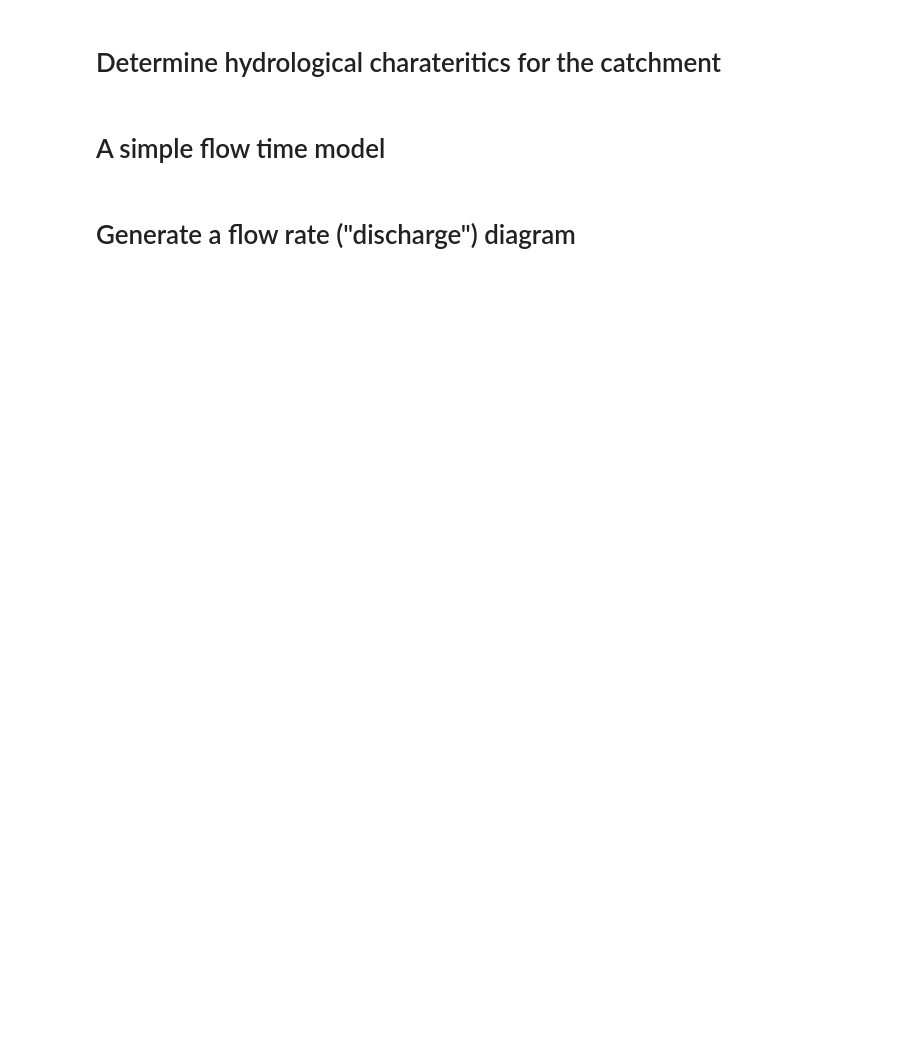
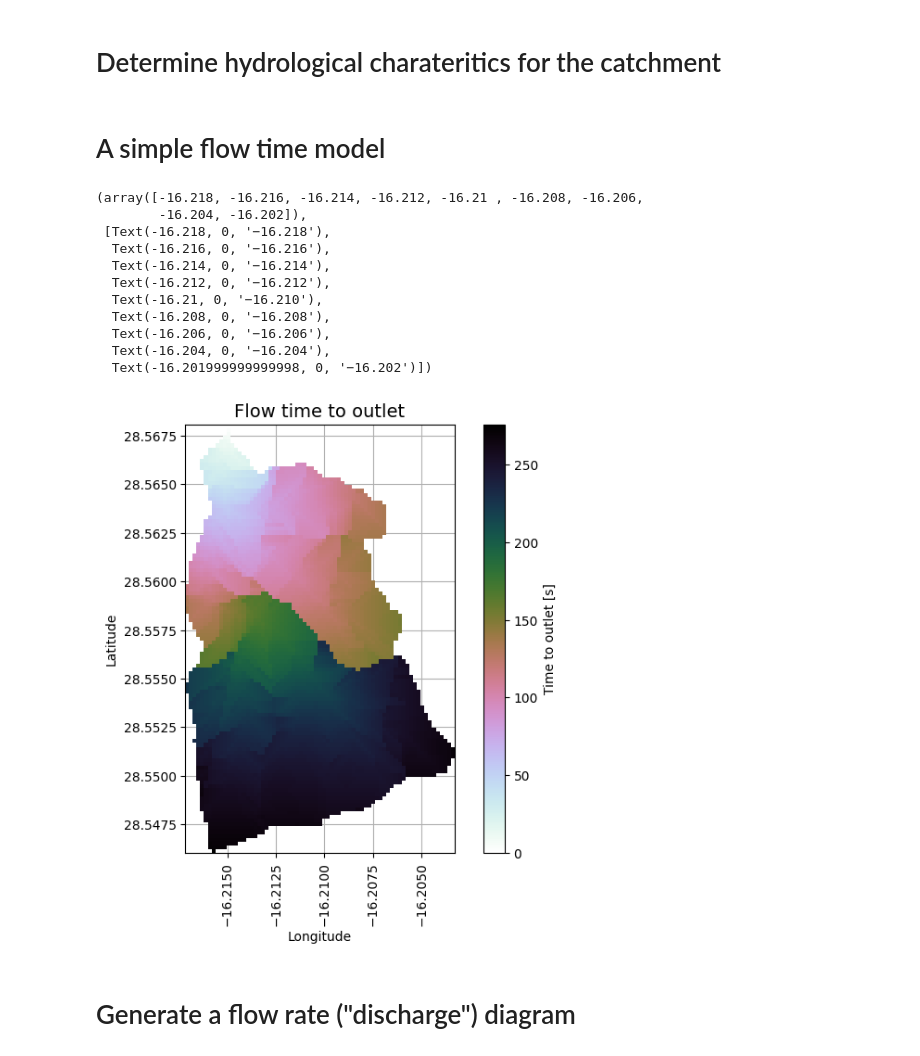
Before and after one commit to Nanfemicit/EOS-Course, a Jupyter notebook: Catchment_analysis_exersise.ipynb, the cells around one changed output. Drawn from its saved outputs; the diff is of its cells as text; code cells hidden in the pictures; blank space fills up the shorter version.

```diff
--- a/Catchment_analysis_exersise.ipynb
+++ b/Catchment_analysis_exersise.ipynb
@@ -174,3 +210,41 @@ L = 20 #length (size) of a grid cell
+# %%
+#drop in height to downstream cell
+dh = grid.cell_dh(inflated_dem,fdir)
+# prevent no drainage - min slope = 5%
+dh[dh<L*0.05] = L*0.05
+#approximated flow velocity to neighbouring cell
+v = (2.0*9.81*dh)**0.5
+#calculate time required to flow through one gird call
+t = L/v
+# prevent infinit values (dived by zero) - set to nan = not a number
+t[np.isinf(t)] = np.nan
+# sum up all cells down to outlet
+acc_t = grid.distance_to_outlet(x=x_snap, y=y_snap, fdir=fdir, weights = t)
+# %%
+#plot the estimated flow time map
+fig, ax = plt.subplots(figsize=(8,6))
+fig.patch.set_alpha(0)
+plt.grid('on', zorder=0)
+im = ax.imshow(acc_t, extent=grid.extent, zorder=2,
+               cmap='cubehelix_r')
+plt.colorbar(im, ax=ax, label='Time to outlet [s]')
+plt.xlabel('Longitude')
+plt.ylabel('Latitude')
+plt.title('Flow time to outlet', size=14)
+plt.xticks(rotation=90)
+# %% [output]
+(array([-16.218, -16.216, -16.214, -16.212, -16.21 , -16.208, -16.206,
+        -16.204, -16.202]),
+ [Text(-16.218, 0, '−16.218'),
+  Text(-16.216, 0, '−16.216'),
+  Text(-16.214, 0, '−16.214'),
+  Text(-16.212, 0, '−16.212'),
+  Text(-16.21, 0, '−16.210'),
+  Text(-16.208, 0, '−16.208'),
+  Text(-16.206, 0, '−16.206'),
+  Text(-16.204, 0, '−16.204'),
+  Text(-16.201999999999998, 0, '−16.202')])
+[figure, added]
 # %% [markdown]
 # Generate a flow rate ("discharge") diagram
 # %%
```
Also changed, not shown: parts of 4 cells of this notebook.
